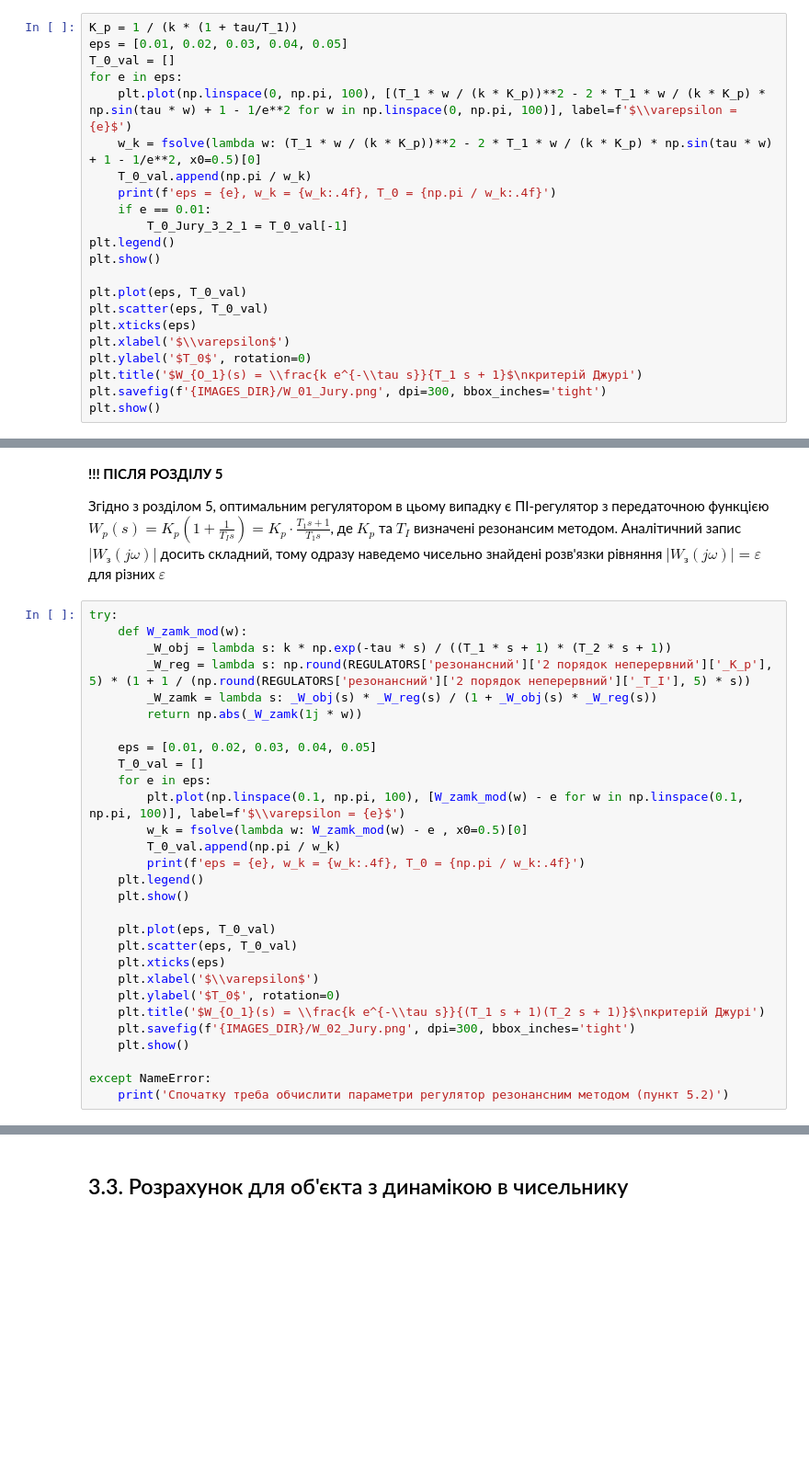
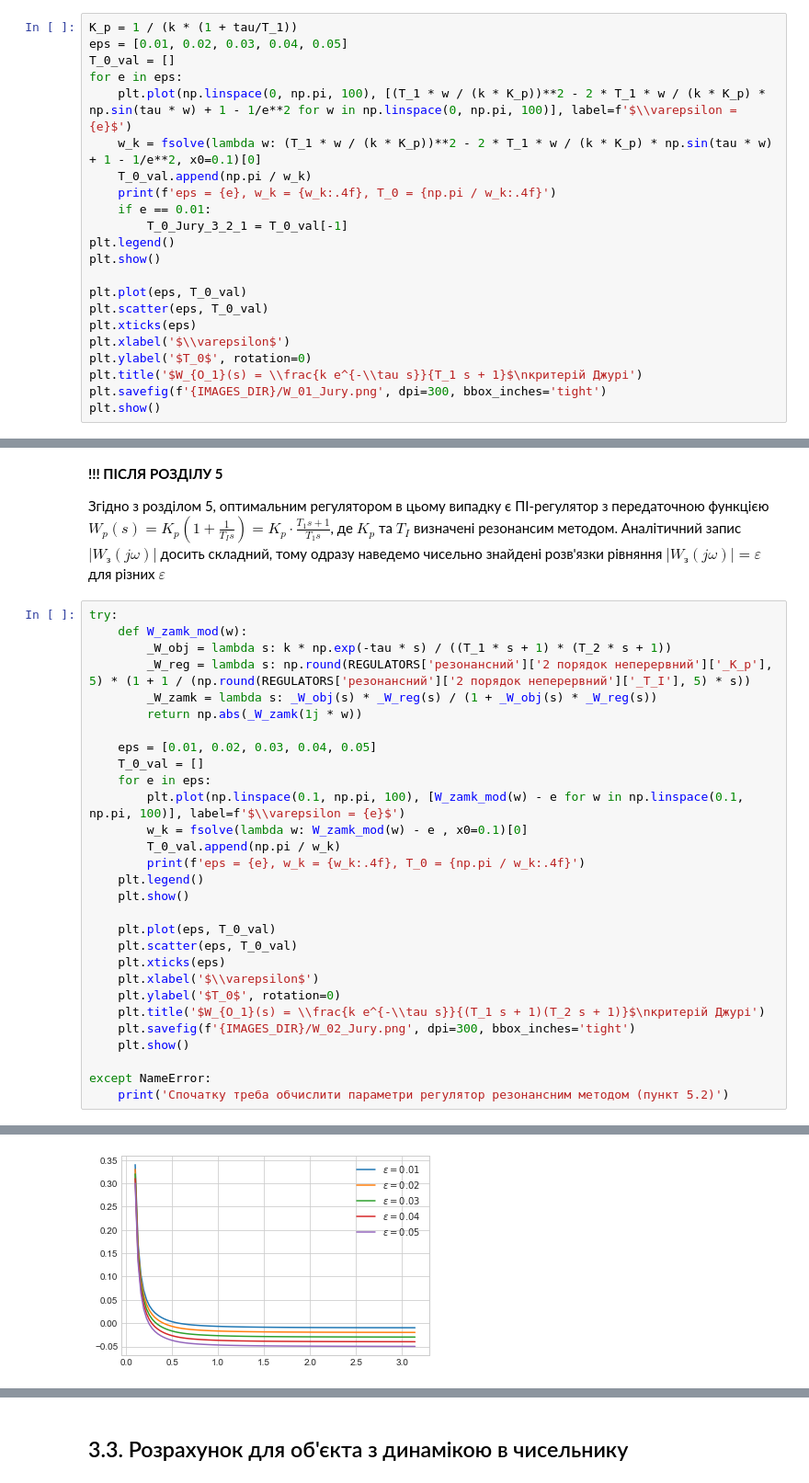
Before and after one commit to Yalikesifulei/iasa_control_theory_coursework, a Jupyter notebook: help.ipynb, the cells around one changed output, grey strips where cells are left out. Shown: that part at 92% size. Cells and saved outputs as stored; diff of their text form; blank space fills up the shorter version.

```diff
--- a/help.ipynb
+++ b/help.ipynb
@@ -150,7 +150,7 @@ eps = [0.01, 0.02, 0.03, 0.04, 0.05]
 T_0_val = []
 for e in eps:
     plt.plot(np.linspace(0, np.pi, 100), [(T_1 * w / (k * K_p))**2 - 2 * T_1 * w / (k * K_p) * np.sin(tau * w) + 1 - 1/e**2 for w in np.linspace(0, np.pi, 100)], label=f'$\\varepsilon = {e}$')
-    w_k = fsolve(lambda w: (T_1 * w / (k * K_p))**2 - 2 * T_1 * w / (k * K_p) * np.sin(tau * w) + 1 - 1/e**2, x0=0.5)[0]
+    w_k = fsolve(lambda w: (T_1 * w / (k * K_p))**2 - 2 * T_1 * w / (k * K_p) * np.sin(tau * w) + 1 - 1/e**2, x0=0.1)[0]
     T_0_val.append(np.pi / w_k)
     print(f'eps = {e}, w_k = {w_k:.4f}, T_0 = {np.pi / w_k:.4f}')
     if e == 0.01:
@@ -195,7 +195,7 @@ try:
     T_0_val = []
     for e in eps:
         plt.plot(np.linspace(0.1, np.pi, 100), [W_zamk_mod(w) - e for w in np.linspace(0.1, np.pi, 100)], label=f'$\\varepsilon = {e}$')
-        w_k = fsolve(lambda w: W_zamk_mod(w) - e , x0=0.5)[0]
+        w_k = fsolve(lambda w: W_zamk_mod(w) - e , x0=0.1)[0]
         T_0_val.append(np.pi / w_k)
         print(f'eps = {e}, w_k = {w_k:.4f}, T_0 = {np.pi / w_k:.4f}')
     plt.legend()
@@ -216,0 +221 @@ except NameError:
+[figure, added]
```
Also changed, not shown: parts of 1 cell of this notebook.
